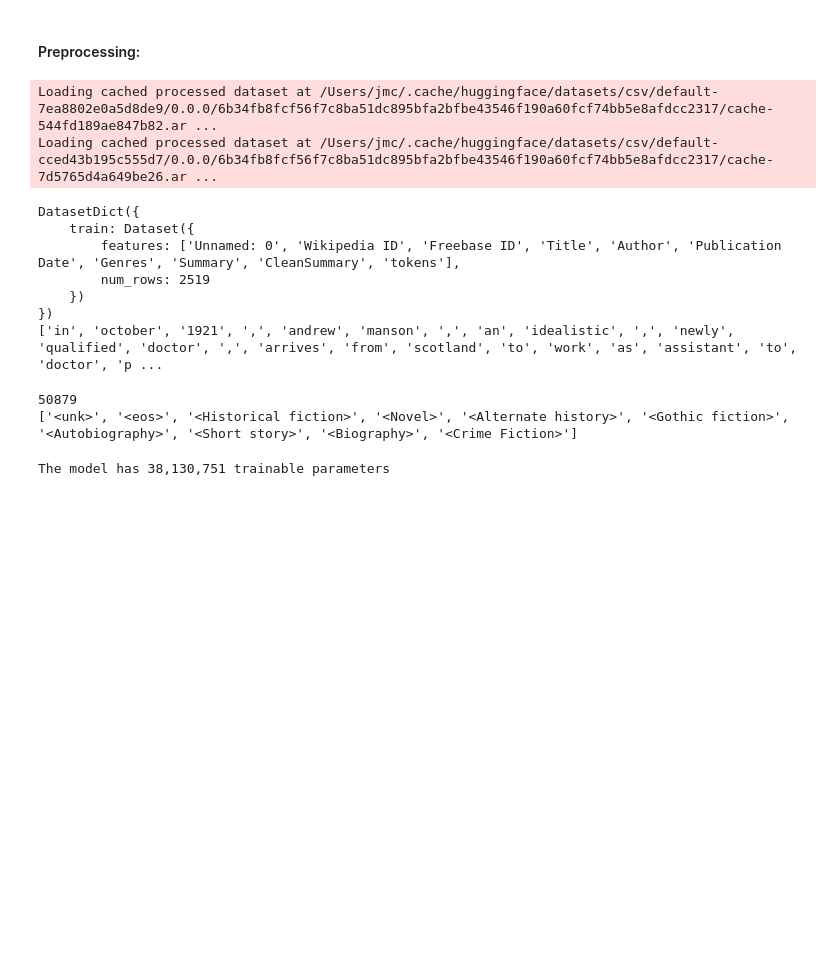
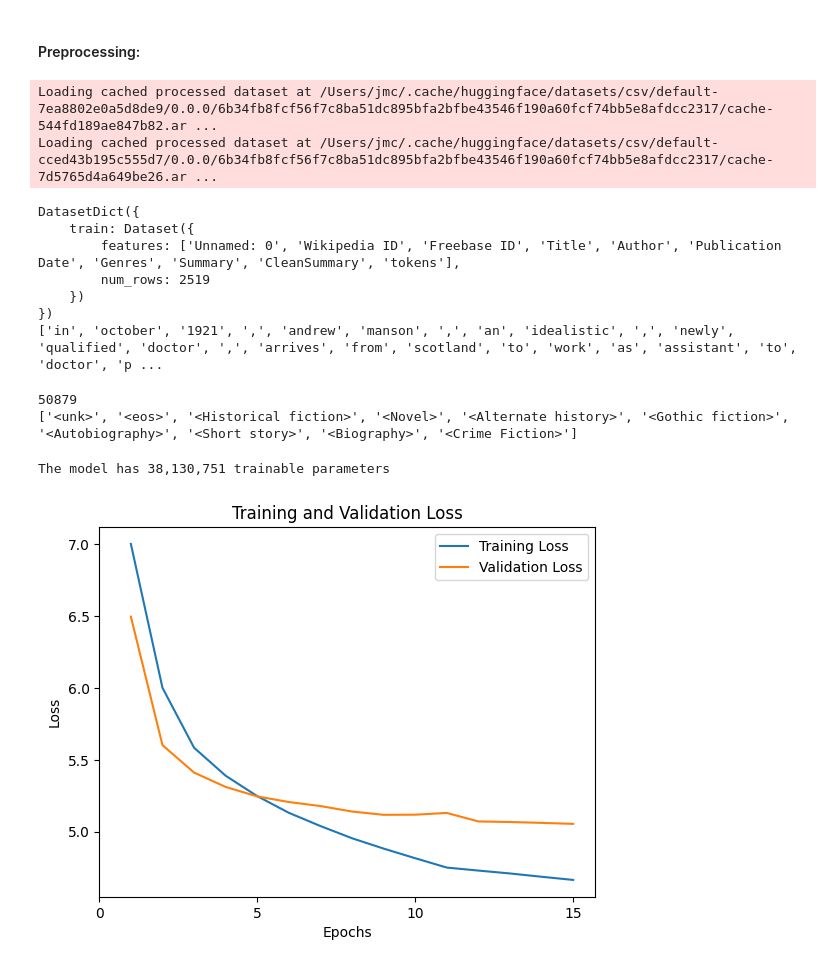
Before and after one commit to alexisechano/CS224N-Book-Summaries, a Jupyter notebook: lstms.ipynb, the cells around one changed output. Cells and saved outputs as stored; diff of their text form; code cells hidden in the pictures; blank space fills up the shorter version.

Commit message:
added lstm model, baseline transformers model, images

```diff
--- a/lstms.ipynb
+++ b/lstms.ipynb
@@ -94,7 +98,7 @@ def get_data(dataset, vocab, batch_size):
     data = data.view(batch_size, num_batches)
     return data
 # %%
-batch_size = 128
+batch_size = 256
 train_data = get_data(tokenized_train_dataset['train'], vocab, batch_size)
 test_data = get_data(tokenized_test_dataset['train'], vocab, batch_size)
 # %%
@@ -138,7 +136,7 @@ dropout_rate = 0.2
 lr = 1e-3
 # %%
 model = LSTM(vocab_size, embedding_dim, hidden_dim, num_layers, dropout_rate).to(device)
-optimizer = optim.Adam(model.parameters(), lr=lr)
+# optimizer = optim.Adam(model.parameters(), lr=lr)
 criterion = nn.CrossEntropyLoss()
 num_params = sum(p.numel() for p in model.parameters() if p.requires_grad)
 print(f'The model has {num_params:,} trainable parameters')
@@ -162,8 +160,8 @@ def train(model, data, optimizer, criterion, batch_size, seq_len, clip, device):
     hidden = model.init_hidden(batch_size, device)
 
     for idx in tqdm(range(0, num_batches - 1, seq_len), desc='Training: ',leave=False):  # The last batch can't be a src
+        print('in train')
         optimizer.zero_grad()
-        hidden = model.detach_hidden(hidden)
 
         src, target = get_batch(data, seq_len, num_batches, idx)
         src, target = src.to(device), target.to(device)
@@ -205,39 +203,61 @@ def evaluate(model, data, criterion, batch_size, seq_len, device):
             epoch_loss += loss.item() * seq_len
     return epoch_loss / num_batches
 # %%
-n_epochs = 50
+n_epochs = 15
 seq_len = 50
 clip = 0.25
 saved = False
 train_ppm = []
+train_l = []
 test_ppm = []
+test_l = []
 
-lr_scheduler = optim.lr_scheduler.ReduceLROnPlateau(optimizer, factor=0.5, patience=0)
+# lr_scheduler = optim.lr_scheduler.ReduceLROnPlateau(optimizer, factor=0.5, patience=0)
 
 if saved:
     model.load_state_dict(torch.load('best-val-lstm_lm.pt',  map_location=device))
     test_loss = evaluate(model, test_data, criterion, batch_size, seq_len, device)
     print(f'Test Perplexity: {math.exp(test_loss):.3f}')
 else:
+    model.load_state_dict(torch.load('best-val-lstm_lm.pt',  map_location=device))
     best_test_loss = float('inf')
 
     for epoch in range(n_epochs):
-        train_loss = train(model, train_data, optimizer, criterion,
+        train_loss = train(model, train_data, None, criterion,  # optimizer
                     batch_size, seq_len, clip, device)
         test_loss = evaluate(model, test_data, criterion, batch_size,
                     seq_len, device)
 
-        lr_scheduler.step(test_loss)
+        # lr_scheduler.step(test_loss)
 
         if test_loss < best_test_loss:
             best_test_loss = test_loss
             torch.save(model.state_dict(), 'best-val-lstm_lm.pt')
 
+        train_l.append(train_loss)
+        test_l.append(test_loss)
         train_pp = math.exp(train_loss)
         test_pp = math.exp(test_loss)
+        train_ppm.append(train_pp)
+        test_ppm.append(test_pp)
 
-        train_ppm.append(train_pp)
-        test_pp.append(test_pp)
-
-        print(f'\tTrain Perplexity: {train_pp:.3f}')
-        print(f'\tTest Perplexity: {test_pp:.3f}')
+        print(f'\tTrain Loss: {train_loss:.3f}\tValidation Loss: {test_loss:.3f}')
+        print(f'\tTrain Perplexity: {train_pp:.3f}\tValidation Perplexity: {test_pp:.3f}')
+# %%
+# plot loss
+epochs = range(1, 16)
+
+plt.plot(epochs, train_l, label='Training Loss')
+plt.plot(epochs, test_l, label='Validation Loss')
+
+plt.title('Training and Validation Loss')
+plt.xlabel('Epochs')
+plt.ylabel('Loss')
+
+plt.xticks(np.arange(0, 16, 5))
+
+plt.legend(loc='best')
+plt.savefig('data/lstm_loss.png')
+plt.show()
+# %% [output]
+[figure, added]
```
Also changed, not shown: parts of 4 cells of this notebook, 6 other files.
